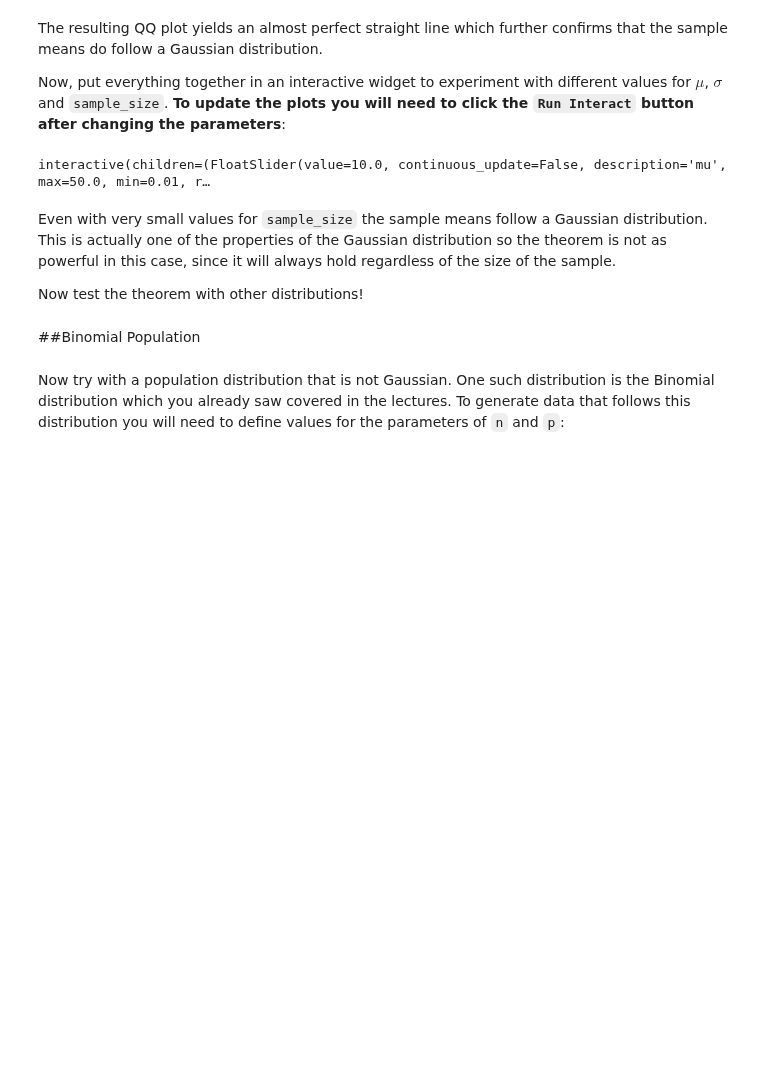
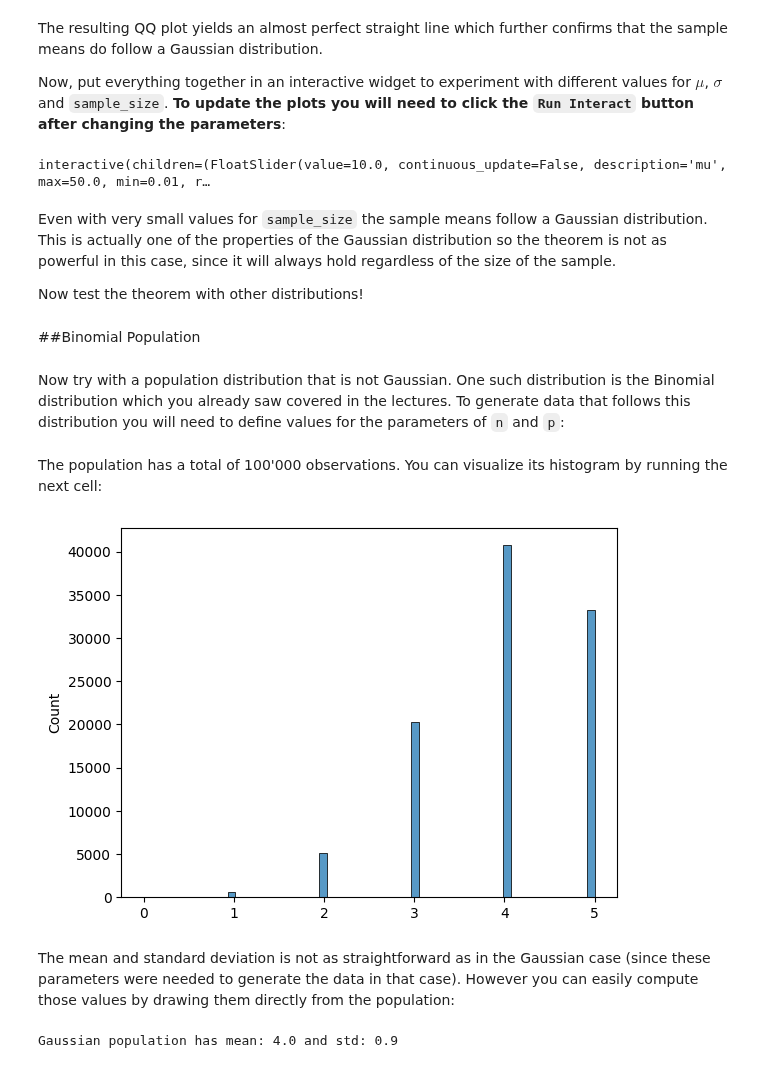
Before and after one commit to rahiakela/mathematics-for-machine-learning, a Jupyter notebook: mathematics-for-machine-learning-and-data-science-specialization/03-probability-and-statistics/week3-sampling-and-point-estimation/lab_central_limit_theorem.ipynb, the cells around one changed output. Drawn from its saved outputs; the diff is of its cells as text; code cells hidden in the pictures; blank space fills up the shorter version.

```diff
--- a/mathematics-for-machine-learning-and-data-science-specialization/03-probability-and-statistics/week3-sampling-and-point-estimation/lab_central_limit_theorem.ipynb
+++ b/mathematics-for-machine-learning-and-data-science-specialization/03-probability-and-statistics/week3-sampling-and-point-estimation/lab_central_limit_theorem.ipynb
@@ -181,3 +181,24 @@ Now test the theorem with other distributions!
 ##Binomial Population
 # %% [markdown]
 Now try with a population distribution that is not Gaussian. One such distribution is the Binomial distribution which you already saw covered in the lectures. To generate data that follows this distribution you will need to define values for the parameters of `n` and `p`:
+# %%
+n = 5
+p = 0.8
+
+binomial_population = np.random.binomial(n, p, 100_000)
+# %% [markdown]
+The population has a total of 100'000 observations. You can visualize its histogram by running the next cell:
+# %%
+sns.histplot(binomial_population, stat="count")
+plt.show()
+# %% [output]
+[figure, added]
+# %% [markdown]
+The mean and standard deviation is not as straightforward as in the Gaussian case (since these parameters were needed to generate the data in that case). However you can easily compute those values by drawing them directly from the population:
+# %%
+binomial_pop_mean = np.mean(binomial_population)
+binomial_pop_std = np.std(binomial_population)
+
+print(f"Gaussian population has mean: {binomial_pop_mean:.1f} and std: {binomial_pop_std:.1f}")
+# %% [output]
+Gaussian population has mean: 4.0 and std: 0.9
```
Also changed, not shown: parts of 8 cells of this notebook.
